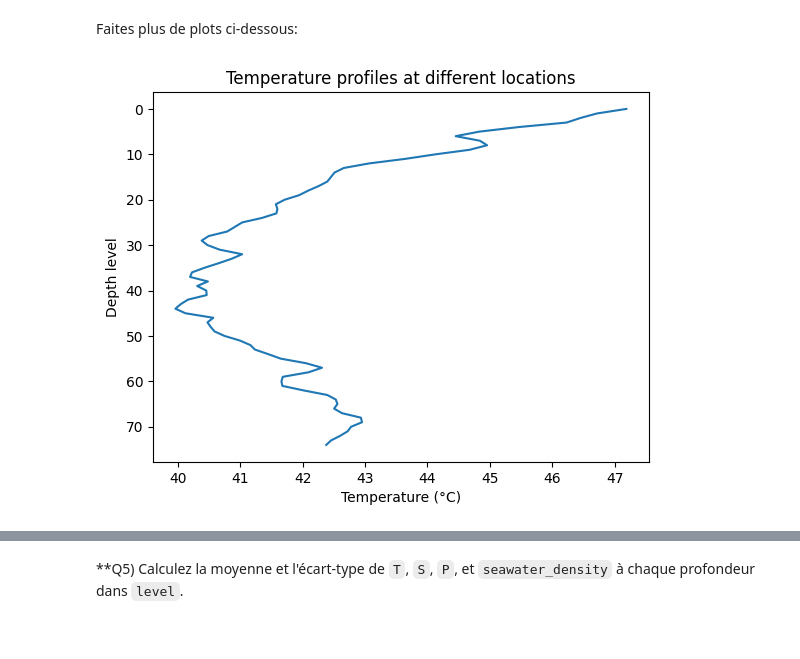
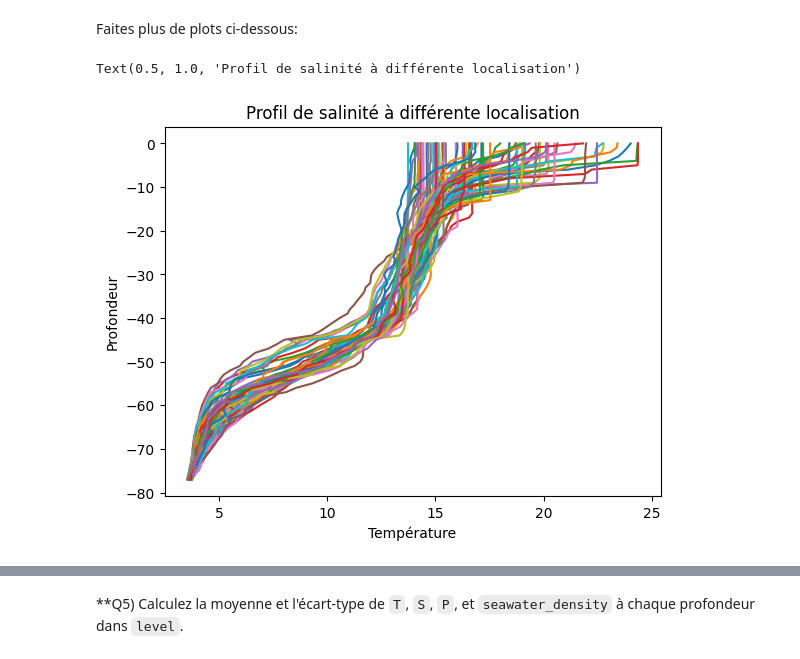
Before and after one commit to gafnhug/2024_Geoinformatique_gafnhug, a Jupyter notebook: Copie_de_S4_IP_exercice.ipynb, the cells around one changed output, grey strips where cells are left out. Drawn from its saved outputs; the diff is of its cells as text; code cells hidden in the pictures.

```diff
--- a/Copie_de_S4_IP_exercice.ipynb
+++ b/Copie_de_S4_IP_exercice.ipynb
@@ -332,12 +306,10 @@ plt.show()
 # %% [markdown]
 Faites plus de plots ci-dessous:
-# %%
-# Tracer la température en fonction du niveau de profondeur
-plt.plot(T, level[:75])
-plt.xlabel("Temperature (°C)")
-plt.ylabel("Depth level")
-plt.title("Temperature profiles at different locations")
-plt.gca().invert_yaxis()  # Inverser l'axe des Y pour que la profondeur augmente vers le bas
-plt.show()
-# %% [output]
-[figure, removed]
+# %%
+plt.plot(T,-level) ; # Le point-virgule empêche l'impression des objets de ligne
+plt.xlabel('Température') # Prend une chaîne de caractères comme argument
+plt.ylabel('Profondeur')
+plt.title('Profil de salinité à différente localisation')
+# %% [output]
+Text(0.5, 1.0, 'Profil de salinité à différente localisation')
+[figure, added]
```
Also changed, not shown: parts of 28 cells of this notebook.
